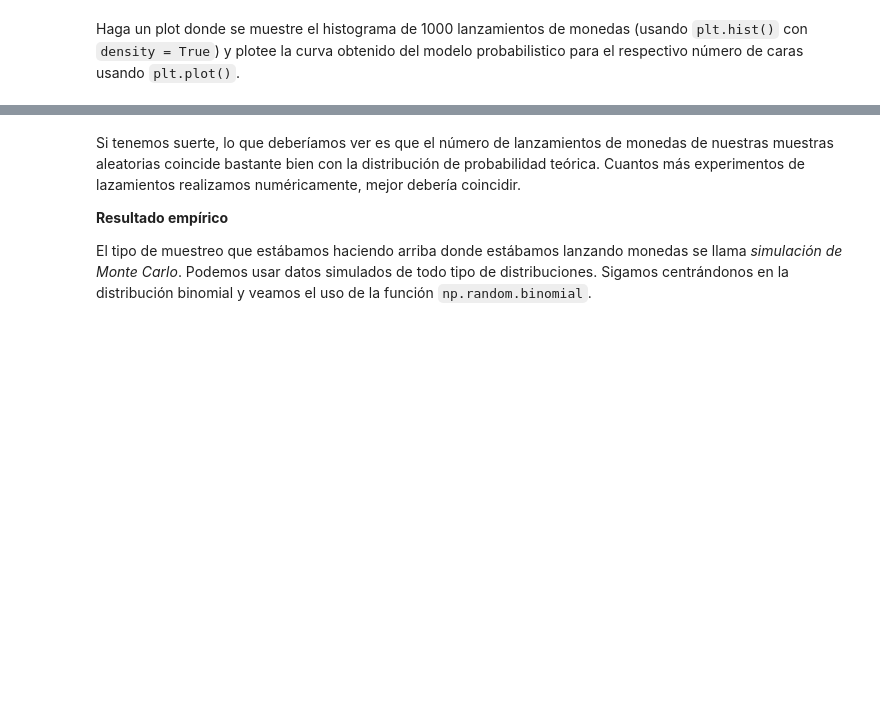
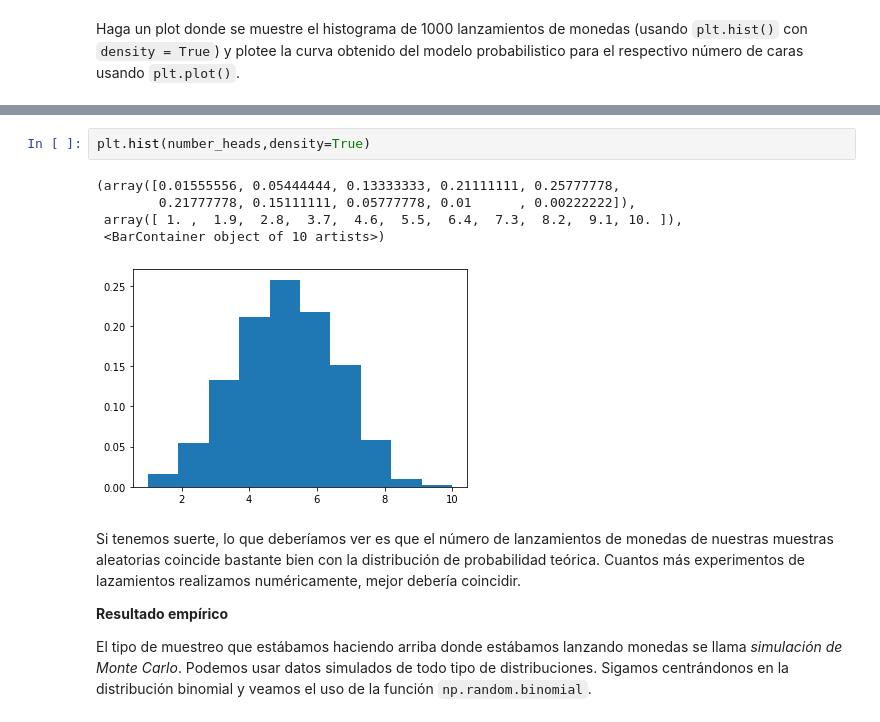
Before and after one commit to Pablolog42/2021-CD2201, a Jupyter notebook: Semana5/Actividad_Semana_05/Actividad_Clase_05.ipynb, the cells around one changed output, grey strips where cells are left out. Cells and saved outputs as stored; diff of their text form; blank space fills up the shorter version.

```diff
--- a/Semana5/Actividad_Semana_05/Actividad_Clase_05.ipynb
+++ b/Semana5/Actividad_Semana_05/Actividad_Clase_05.ipynb
@@ -199,3 +213,11 @@ plt.show()
+# %%
+plt.hist(number_heads,density=True)
+# %% [output]
+(array([0.01555556, 0.05444444, 0.13333333, 0.21111111, 0.25777778,
+        0.21777778, 0.15111111, 0.05777778, 0.01      , 0.00222222]),
+ array([ 1. ,  1.9,  2.8,  3.7,  4.6,  5.5,  6.4,  7.3,  8.2,  9.1, 10. ]),
+ <BarContainer object of 10 artists>)
+[figure, added]
 # %% [markdown]
 Si tenemos suerte, lo que deberíamos ver es que el número de lanzamientos de monedas de nuestras muestras aleatorias coincide bastante bien con la distribución de probabilidad teórica. Cuantos más experimentos de lazamientos realizamos numéricamente, mejor debería coincidir.
 
```
Also changed, not shown: parts of 21 cells of this notebook, 11 other files.
